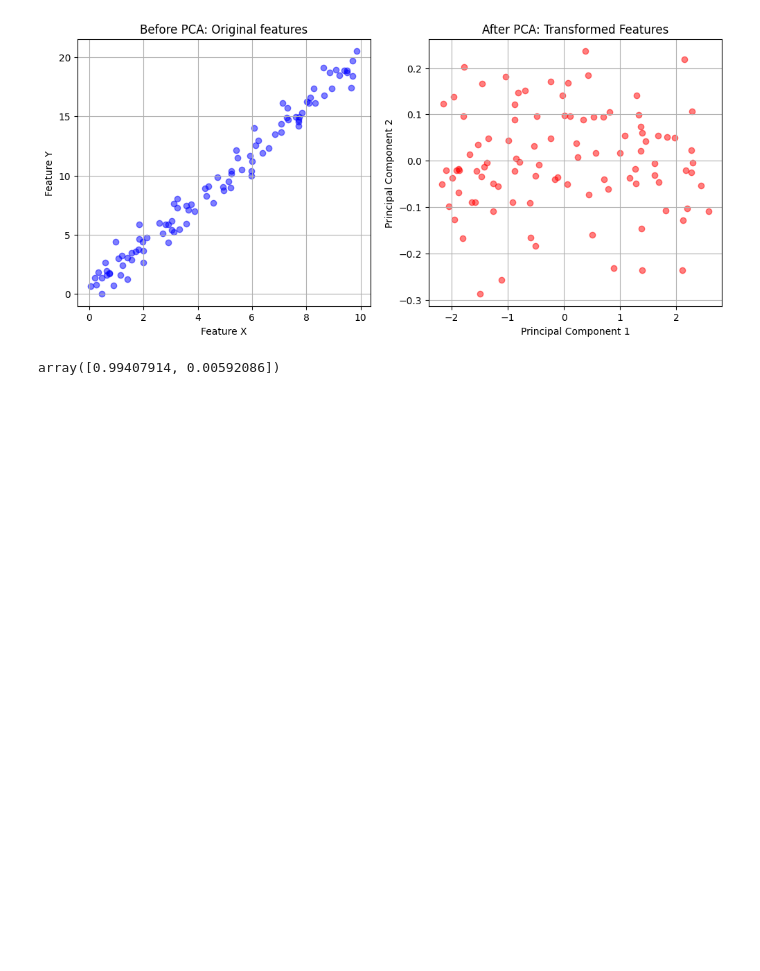
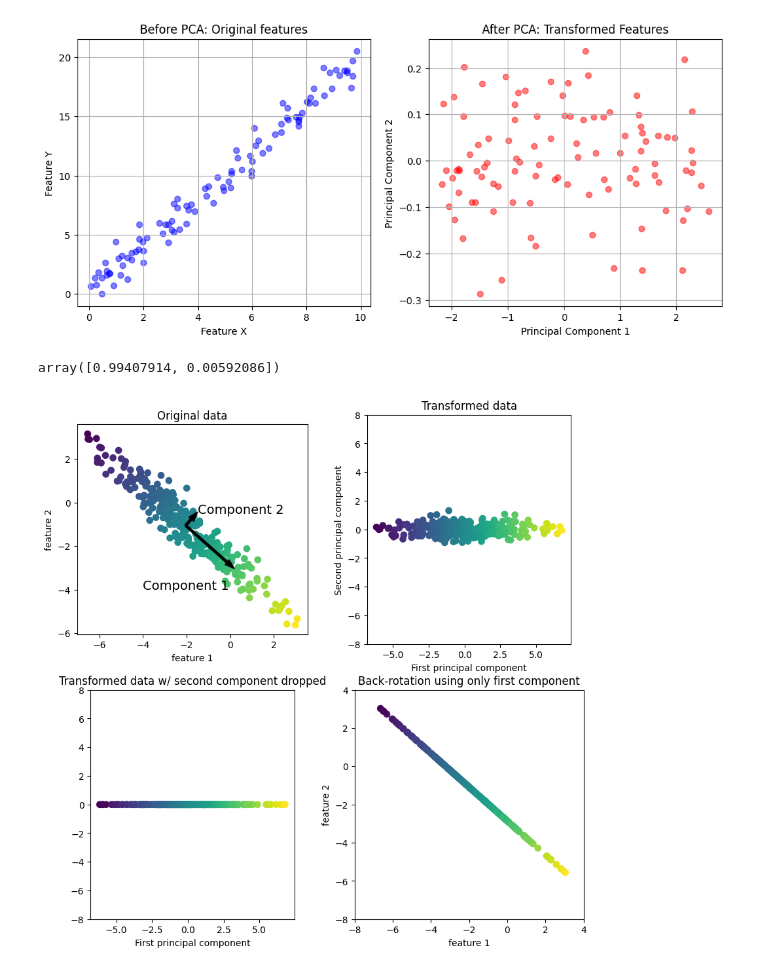
Before and after one commit to codewithash-hub/Machine-Learning-700, a Jupyter notebook: PCA.ipynb, the cells around one changed output. Drawn from its saved outputs; the diff is of its cells as text; code cells hidden in the pictures; blank space fills up the shorter version.

```diff
--- a/PCA.ipynb
+++ b/PCA.ipynb
@@ -45,3 +45,8 @@ explained_variance = pca.explained_variance_ratio_
 explained_variance
 # %% [output]
 array([0.99407914, 0.00592086])
+# %%
+import mglearn
+mglearn.plots.plot_pca_illustration()
+# %% [output]
+[figure, added]
```
Also changed, not shown: 1 other file.
